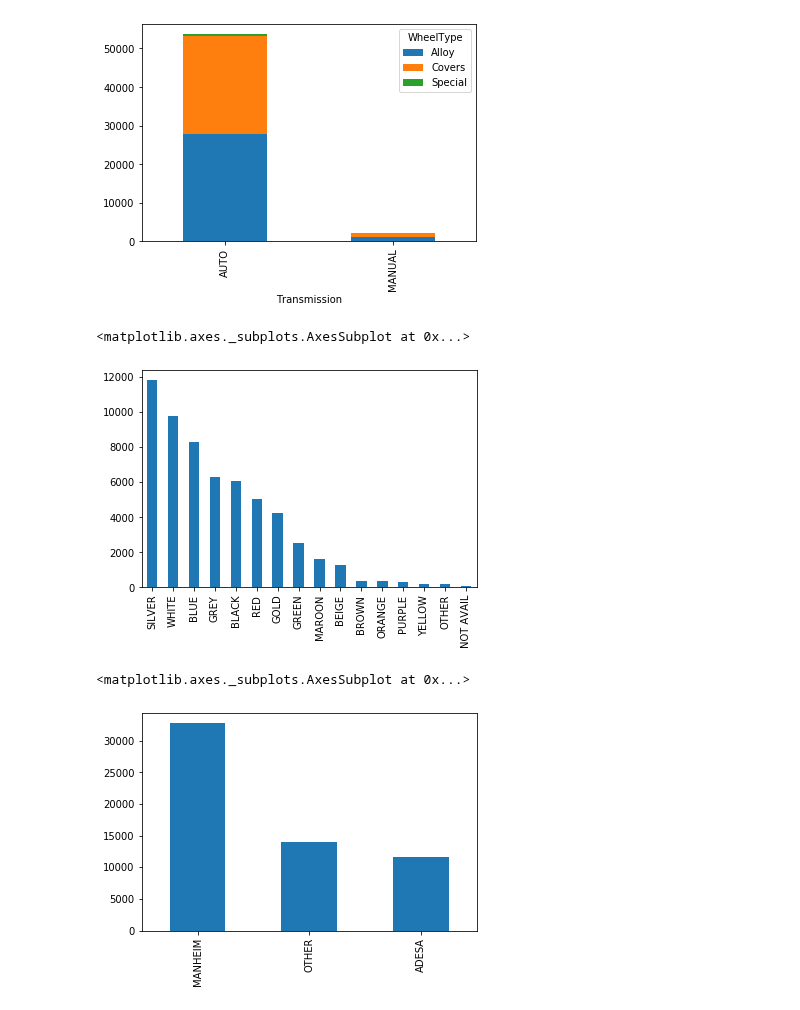
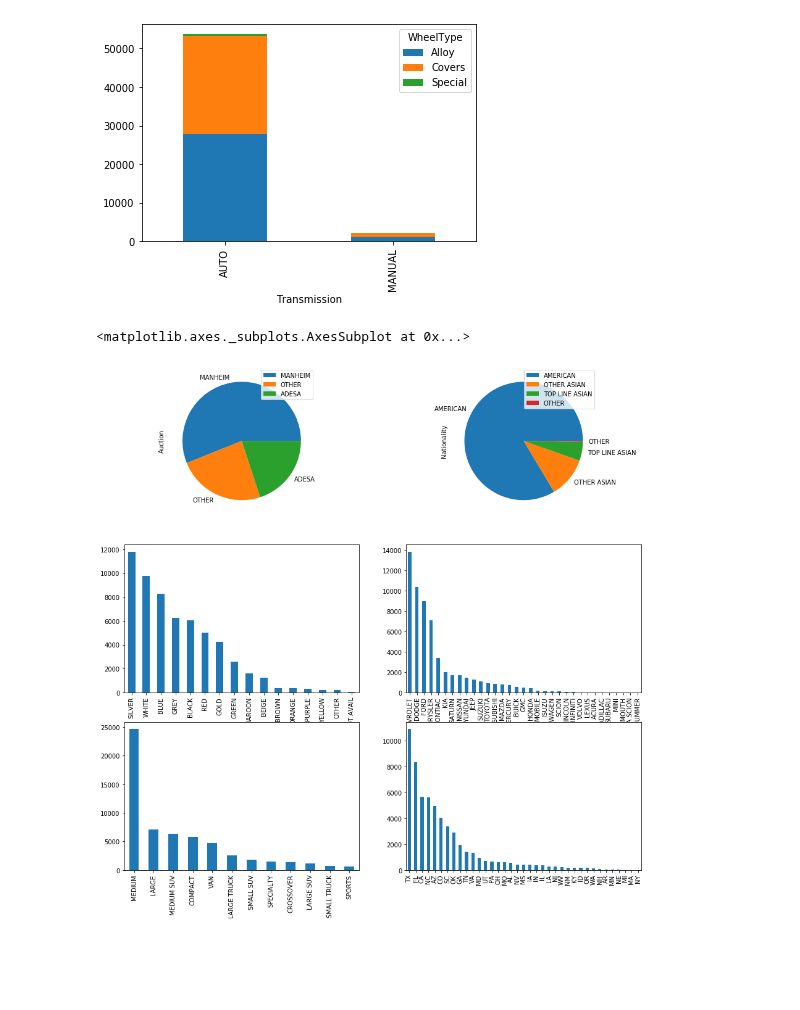
Before and after one commit to andybbruno/DataMining, a Jupyter notebook: DataUnderstanding.ipynb, the cells around one changed output. Cells and saved outputs as stored; diff of their text form; code cells hidden in the pictures; blank space fills up the shorter version.

```diff
--- a/DataUnderstanding.ipynb
+++ b/DataUnderstanding.ipynb
@@ -212,13 +212,27 @@ pclass_xt.plot(kind='bar', stacked=True)
 # %% [output]
 <matplotlib.axes._subplots.AxesSubplot at 0x...>
 [figure]
-# %%
-df['Color'].value_counts().plot(kind='bar')
-# %% [output]
-<matplotlib.axes._subplots.AxesSubplot at 0x...>
-[figure, removed]
-# %%
-df['Auction'].value_counts().plot(kind='bar')
-# %% [output]
-<matplotlib.axes._subplots.AxesSubplot at 0x...>
-[figure, removed]
+# %%
+fig = plt.figure(figsize=(15, 15))
+fig_dims = (3, 2)
+
+plt.subplot2grid(fig_dims, (0, 0))
+df['Auction'].value_counts().plot.pie(legend=True)
+
+plt.subplot2grid(fig_dims, (0, 1))
+df['Nationality'].value_counts().plot.pie(legend=True)
+
+plt.subplot2grid(fig_dims, (1, 0))
+df['Color'].value_counts().plot(kind='bar')
+
+plt.subplot2grid(fig_dims, (1, 1))
+df['Make'].value_counts().plot(kind='bar')
+
+plt.subplot2grid(fig_dims, (2, 0))
+df['Size'].value_counts().plot(kind='bar')
+
+plt.subplot2grid(fig_dims, (2, 1))
+df['VNST'].value_counts().plot(kind='bar')
+# %% [output]
+<matplotlib.axes._subplots.AxesSubplot at 0x...>
+[figure, added]
```
Also changed, not shown: parts of 2 cells of this notebook.
